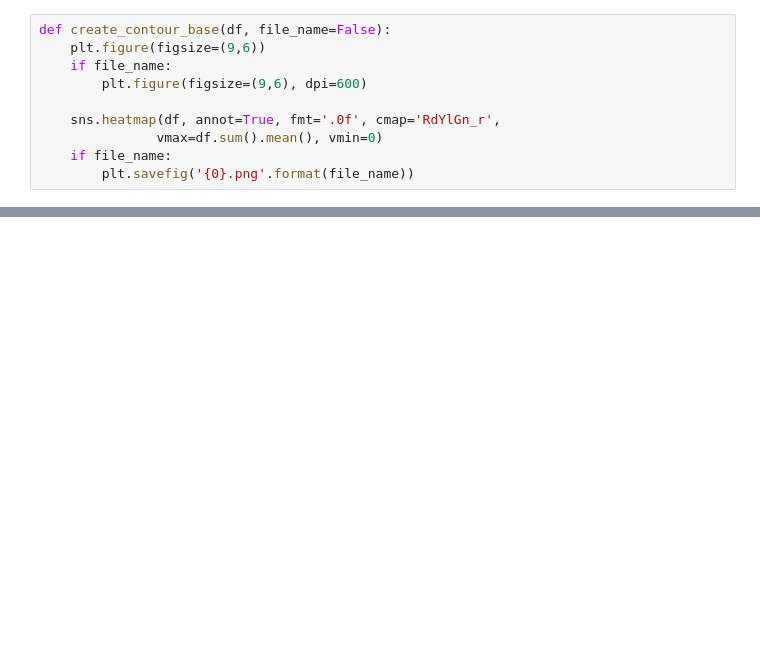
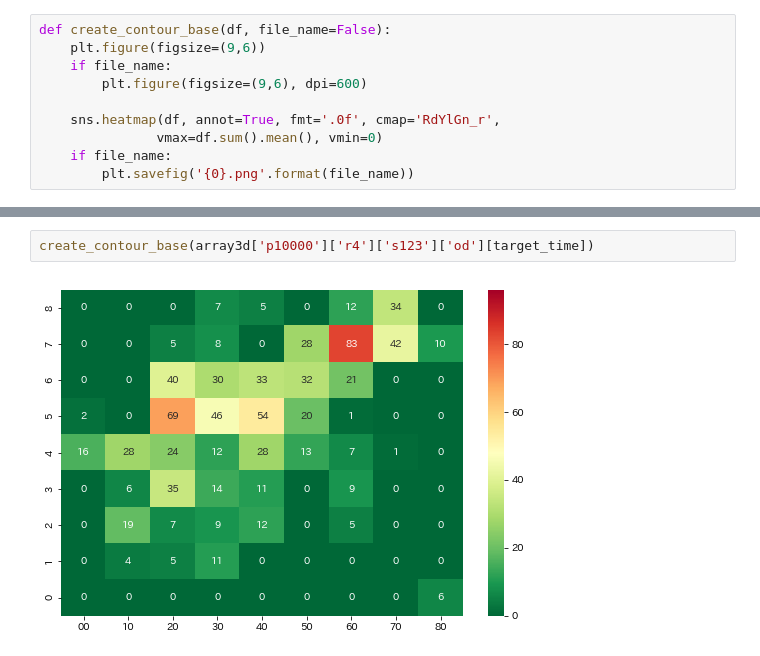
Before and after one commit to KessaPassa/jupyter, a Jupyter notebook: 20190803/corrlation_2d.ipynb, the cells around one changed output, grey strips where cells are left out. Drawn from its saved outputs; the diff is of its cells as text; blank space fills up the shorter version.

```diff
--- a/20190803/corrlation_2d.ipynb
+++ b/20190803/corrlation_2d.ipynb
@@ -102,0 +135,4 @@ create_contour_base(array3d['p10000']['r4']['s123']['estimate']['3600'])
+# %%
+create_contour_base(array3d['p10000']['r4']['s123']['od'][target_time])
+# %% [output]
+[figure, added]
```
Also changed, not shown: parts of 8 cells of this notebook, 13 other files.
